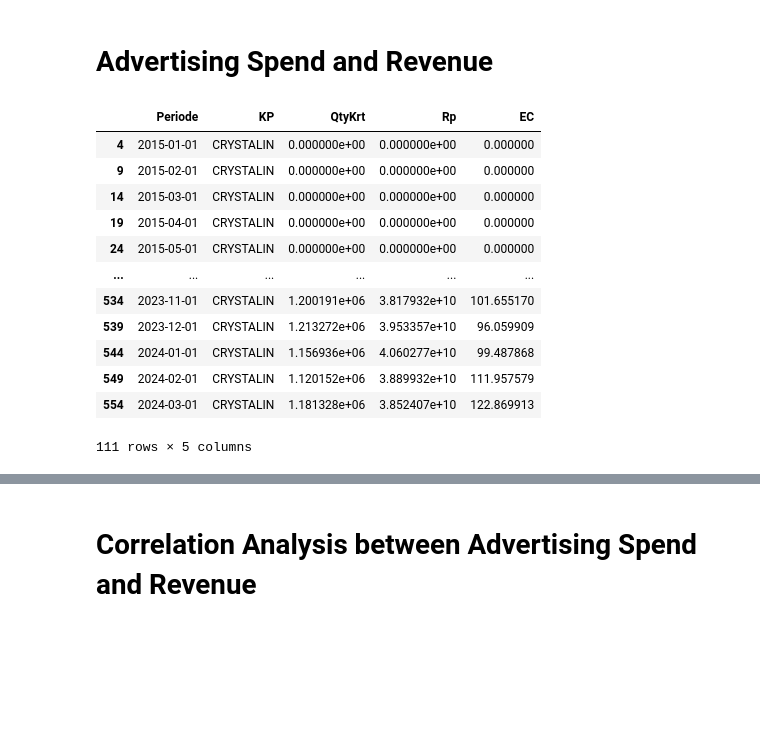
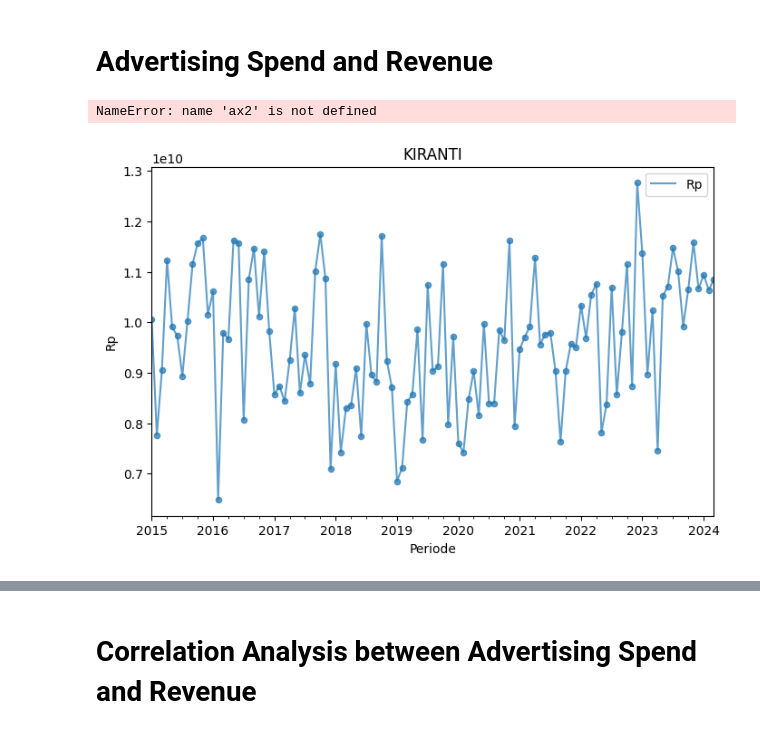
Before and after one commit to marcellinus-witarsah/revenue-forecasting, a Jupyter notebook: notebooks/20240702-revenue-forecasting.ipynb, the cells around one changed output, grey strips where cells are left out. Drawn from its saved outputs; the diff is of its cells as text; code cells hidden in the pictures; blank space fills up the shorter version.

```diff
--- a/notebooks/20240702-revenue-forecasting.ipynb
+++ b/notebooks/20240702-revenue-forecasting.ipynb
@@ -176,46 +279,33 @@ for col in cleaned_omset_df['KP'].unique():
 # %% [markdown]
 # Advertising Spend and Revenue
 # %%
-# unique_kps = cleaned_omset_df['KP'].unique()
+unique_kps = cleaned_omset_df['KP'].unique()
 
-# for kp in unique_kps:
-#     fig, ax1 = plt.subplots(figsize=(8, 5))
+for kp in unique_kps:
+    fig, ax1 = plt.subplots(figsize=(8, 5))
 
-#     color = 'tab:blue'
-#     filter_ = cleaned_omset_df['KP'] == kp
-#     cleaned_omset_df[filter_].plot(x='Periode', y='Rp', color=color, alpha=0.7, title=kp, ax=ax1)
-#     cleaned_omset_df[filter_].plot(kind='scatter', x='Periode', y='Rp', color=color, alpha=0.7, title=kp, legend=False, ax=ax1)
-#     ax1.set_xlabel('Periode')
-#     ax2.set_ylabel('Revenue in Rupiah', color=color)  # we already handled the x-label with ax1
-#     ax1.tick_params(axis='y', labelcolor=color)
-#     ax1.get_legend().remove()
-#     ax1.set_ylim(0)
+    color = 'tab:blue'
+    filter_ = cleaned_omset_df['KP'] == kp
+    cleaned_omset_df[filter_].plot(x='Periode', y='Rp', color=color, alpha=0.7, title=kp, ax=ax1)
+    cleaned_omset_df[filter_].plot(kind='scatter', x='Periode', y='Rp', color=color, alpha=0.7, title=kp, legend=False, ax=ax1)
+    ax1.set_xlabel('Periode')
+    ax2.set_ylabel('Revenue in Rupiah', color=color)  # we already handled the x-label with ax1
+    ax1.tick_params(axis='y', labelcolor=color)
+    ax1.get_legend().remove()
+    ax1.set_ylim(0)
 
-#     ax2 = ax1.twinx()  # instantiate a second Axes that shares the same x-axis
-#     color = 'tab:orange'
-#     filter_ = cleaned_advertising_df['KP'] == kp
-#     cleaned_advertising_df[filter_].plot(x='Periode', y='Value', color=color, alpha=0.7, ax=ax2)
-#     cleaned_advertising_df[filter_].plot(kind='scatter', x='Periode', y='Value', color=color, alpha=0.7, legend=False, ax=ax2)
-#     ax2.set_ylabel('Advertising Spend in Rupiah', color=color)  # we already handled the x-label with ax1
-#     ax2.tick_params(axis='y', labelcolor=color)
-#     ax2.get_legend().remove()
-#     ax2.set_ylim(0)
+    ax2 = ax1.twinx()  # instantiate a second Axes that shares the same x-axis
+    color = 'tab:orange'
+    filter_ = cleaned_advertising_df['KP'] == kp
+    cleaned_advertising_df[filter_].plot(x='Periode', y='Value', color=color, alpha=0.7, ax=ax2)
+    cleaned_advertising_df[filter_].plot(kind='scatter', x='Periode', y='Value', color=color, alpha=0.7, legend=False, ax=ax2)
+    ax2.set_ylabel('Advertising Spend in Rupiah', color=color)  # we already handled the x-label with ax1
+    ax2.tick_params(axis='y', labelcolor=color)
+    ax2.get_legend().remove()
+    ax2.set_ylim(0)
 
-#     fig.tight_layout()  # otherwise the right y-label is slightly clipped
-#     plt.show()
+    fig.tight_layout()  # otherwise the right y-label is slightly clipped
+    plt.show()
+# %% [output]
+NameError: name 'ax2' is not defined
+[figure, added]
-# %%
-cleaned_omset_df[cleaned_omset_df['KP']=='CRYSTALIN']
-# %% [output]
-|  | Periode | KP | QtyKrt | Rp | EC |
-| 4 | 2015-01-01 | CRYSTALIN | 0.000000e+00 | 0.000000e+00 | 0.000000 |
-| 9 | 2015-02-01 | CRYSTALIN | 0.000000e+00 | 0.000000e+00 | 0.000000 |
-| 14 | 2015-03-01 | CRYSTALIN | 0.000000e+00 | 0.000000e+00 | 0.000000 |
-| 19 | 2015-04-01 | CRYSTALIN | 0.000000e+00 | 0.000000e+00 | 0.000000 |
-| 24 | 2015-05-01 | CRYSTALIN | 0.000000e+00 | 0.000000e+00 | 0.000000 |
-| ... | ... | ... | ... | ... | ... |
-| 534 | 2023-11-01 | CRYSTALIN | 1.200191e+06 | 3.817932e+10 | 101.655170 |
-| 539 | 2023-12-01 | CRYSTALIN | 1.213272e+06 | 3.953357e+10 | 96.059909 |
-| 544 | 2024-01-01 | CRYSTALIN | 1.156936e+06 | 4.060277e+10 | 99.487868 |
-| 549 | 2024-02-01 | CRYSTALIN | 1.120152e+06 | 3.889932e+10 | 111.957579 |
-| 554 | 2024-03-01 | CRYSTALIN | 1.181328e+06 | 3.852407e+10 | 122.869913 |
-111 rows × 5 columns
```
Also changed, not shown: parts of 14 cells of this notebook, 1 other file.
